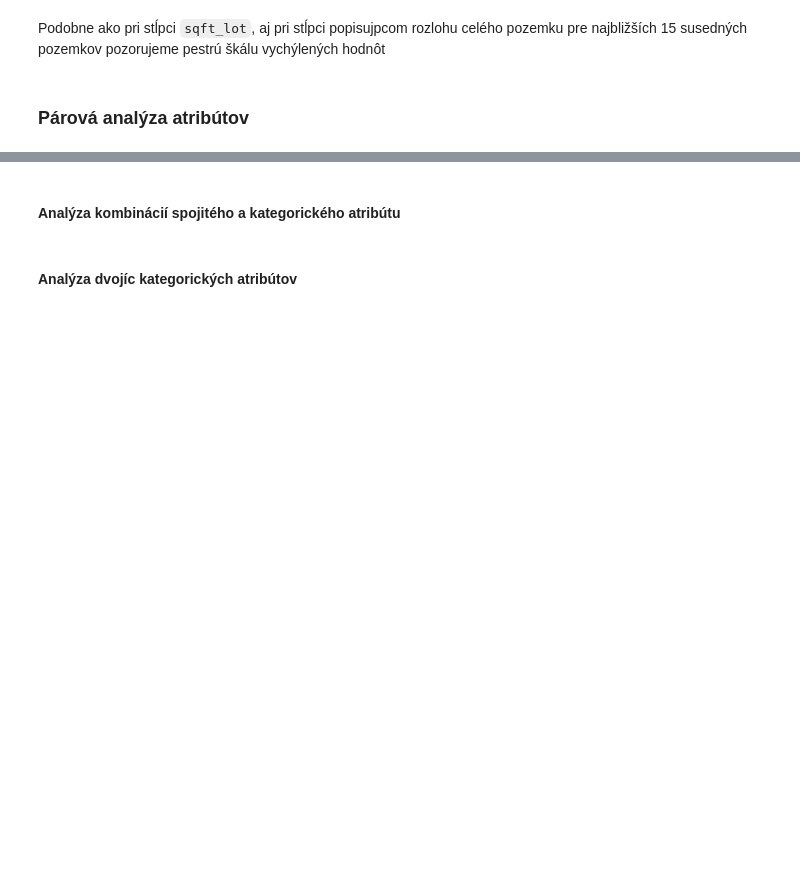
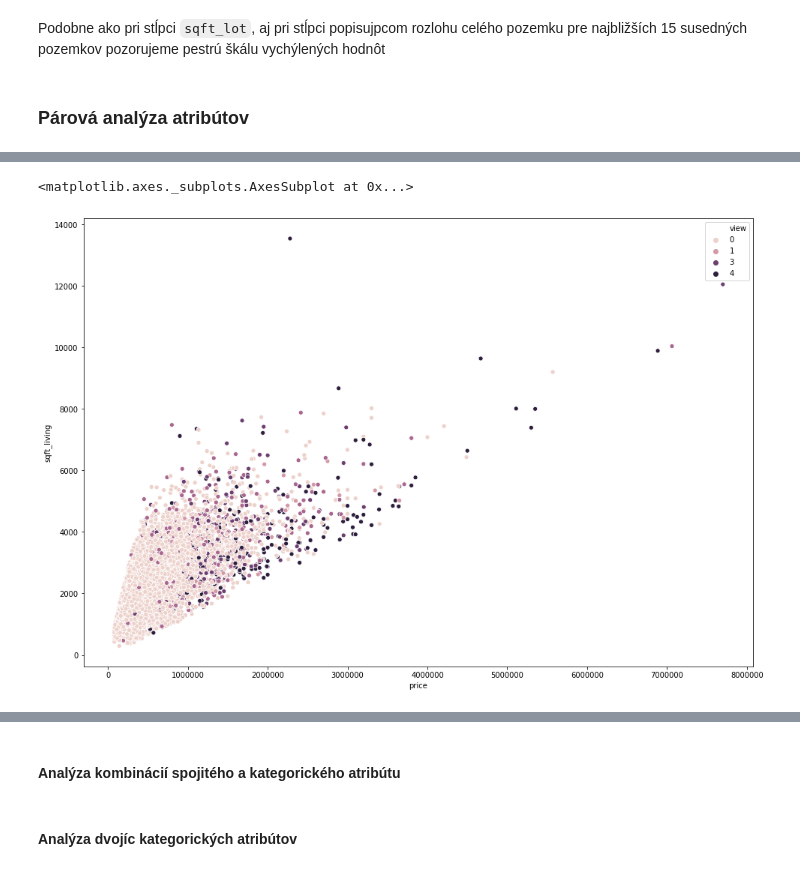
Before and after one commit to mirec3009/oznal_project, a Jupyter notebook: Explorativna_analyza.ipynb, the cells around one changed output, grey strips where cells are left out. Cells and saved outputs as stored; diff of their text form; code cells hidden in the pictures; blank space fills up the shorter version.

```diff
--- a/Explorativna_analyza.ipynb
+++ b/Explorativna_analyza.ipynb
@@ -801,0 +885,6 @@ Podobne ako pri stĺpci `sqft_lot`, aj pri stĺpci popisujpcom rozlohu celého p
+# %%
+fig, ax = plt.subplots(figsize=(16,11))
+sns.scatterplot(x="price", y="sqft_living", hue="view", data=df, ax=ax)
+# %% [output]
+<matplotlib.axes._subplots.AxesSubplot at 0x...>
+[figure, added]
```
Also changed, not shown: parts of 33 cells of this notebook.
